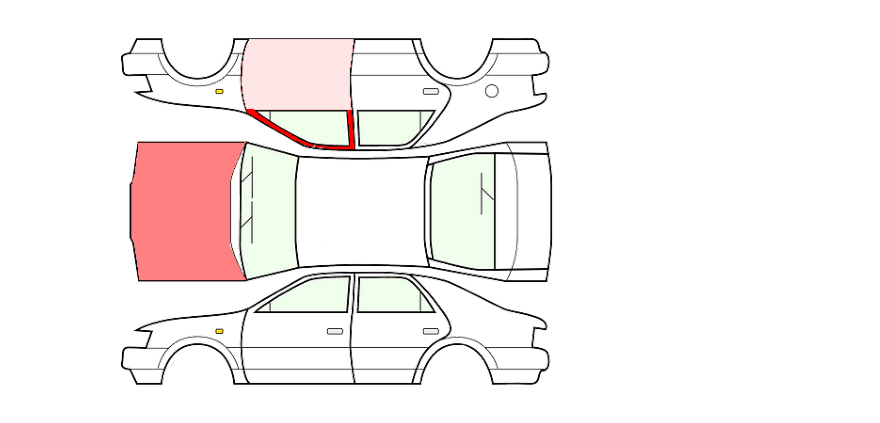
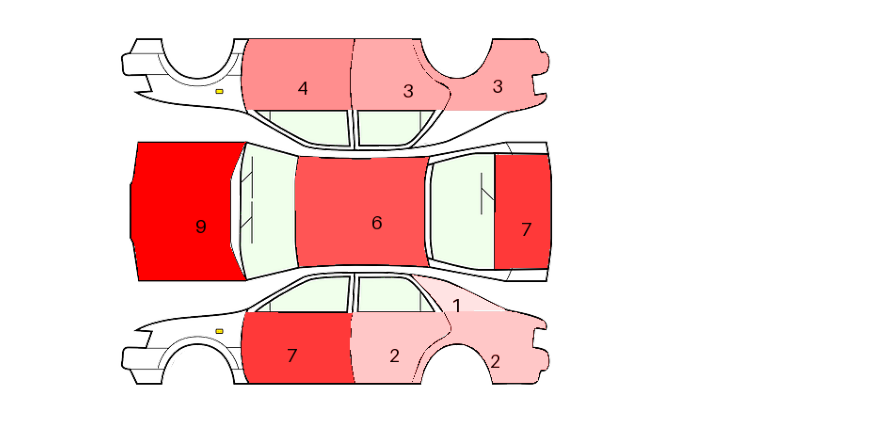
Before and after one commit to Pedroscsilva/car-image-etl, a Jupyter notebook: app/data_visualization/test.ipynb, the cells around one changed output. Drawn from its saved outputs; the diff is of its cells as text; code cells hidden in the pictures.

```diff
--- a/app/data_visualization/test.ipynb
+++ b/app/data_visualization/test.ipynb
@@ -1,6 +1,6 @@
 # %%
 import matplotlib.pyplot as plt
-from PIL import Image, ImageDraw
+from PIL import Image, ImageDraw, ImageFont
 import numpy as np
 import pandas as pd
 import json
@@ -14,39 +14,51 @@ annotation_path = './crop_diagram_data.json'
 with open(annotation_path, 'r') as f:
     annotations = json.load(f)
 
 # Create a drawing context
 draw = ImageDraw.Draw(img, 'RGBA')
 
 # Example data: number of flaws in different regions
 
-flaw_data = pd.read_csv()
-flaw_data = {
-    "bonnet": 15,
-    'fr_door': 3,
-    'fr_window': 30
-    # Add other parts with their corresponding flaw counts here...
-}
+# flaw_data = pd.read_csv()
 
-max_flaws = max(flaw_data.values())
+df = pd.read_csv('../dashboard/data/detected_flaws.csv')
+flaw_data = df.groupby('roi')['flaw_type'].count()
+max_flaws = max(flaw_data)
+
+# max_flaws = max(flaw_data.values())
 
 # Function to determine the color based on the number of flaws
 def get_color(flaw_count):
     # Normalize flaw count to a value between 0 and 255
     color_ratio = 255 / max_flaws
     color_intensity = int(min(flaw_count * color_ratio, 255))
     return (255, 0, 0, color_intensity)  # Red color with varying opacity
+
+
+def get_centroid(polygon):
+    x_coords = [p[0] for p in polygon]
+    y_coords = [p[1] for p in polygon]
+    centroid_x = sum(x_coords) / len(polygon)
+    centroid_y = sum(y_coords) / len(polygon)
+    return (centroid_x, centroid_y)
+
+# Font settings for annotation
+font = ImageFont.load_default(size=20)
 
 # Color the regions based on the flaw data
 for shape in annotations['shapes']:
     part_name = shape['label']
     if part_name in flaw_data:
         polygon = [(x, y) for x, y in shape['points']]
         color = get_color(flaw_data[part_name])
         draw.polygon(polygon, fill=color)
 
+        centroid = get_centroid(polygon)
+        draw.text(centroid, str(flaw_data[part_name]), fill='black', font=font)
+
 img_array = np.array(img)
 plt.imshow(img_array)
 plt.axis('off')
 plt.show()
 # %% [output]
-[figure, old version]
+[figure, new version]
```
Also changed, not shown: parts of 1 cell of this notebook, 1 other file.
